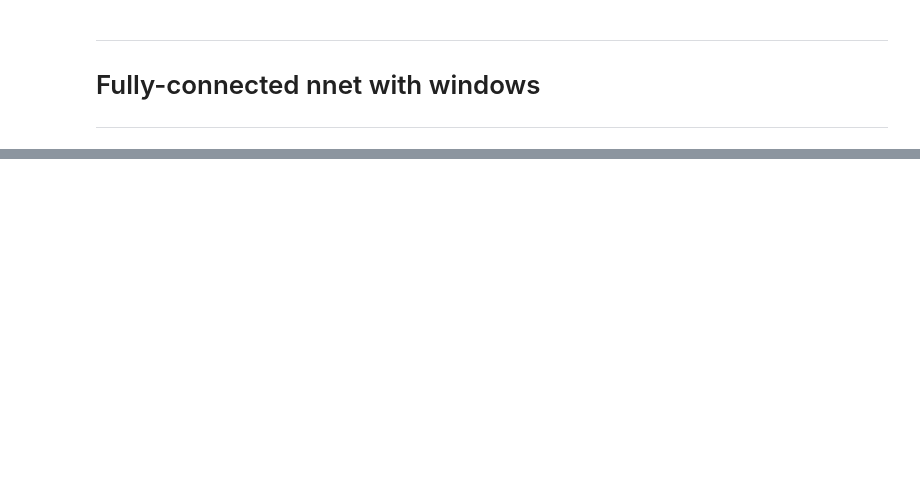
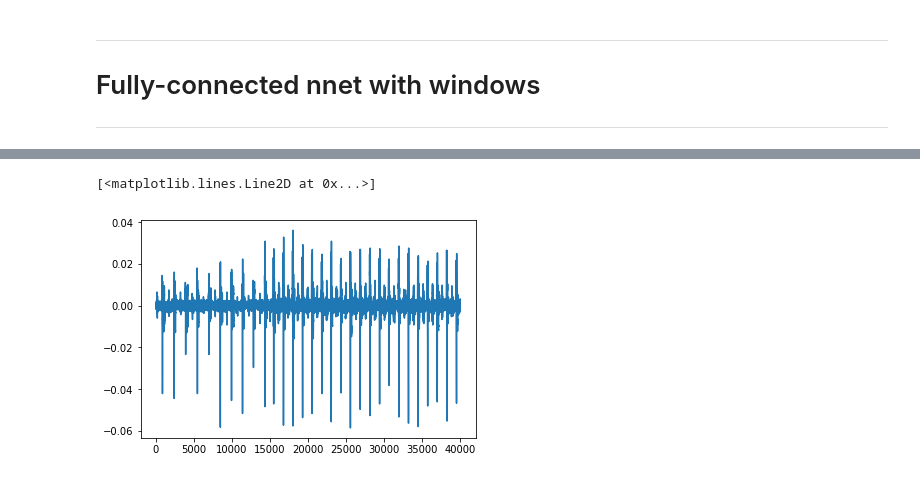
Before and after one commit to callinSwitzer/MuscleTimeseriesPrediction, a Jupyter notebook: PredictMuscleLength.ipynb, the cells around one changed output, grey strips where cells are left out. Saved outputs shown, nothing was run; the diff lists cells and outputs as text; code cells hidden in the pictures; blank space fills up the shorter version.

```diff
--- a/PredictMuscleLength.ipynb
+++ b/PredictMuscleLength.ipynb
@@ -239,0 +159,5 @@ Y.shape
+# %%
+plt.plot(np.diff(X.values, axis = 0 ))
+# %% [output]
+[<matplotlib.lines.Line2D at 0x...>]
+[figure, added]
```
Also changed, not shown: parts of 57 cells of this notebook, 1 other file.
